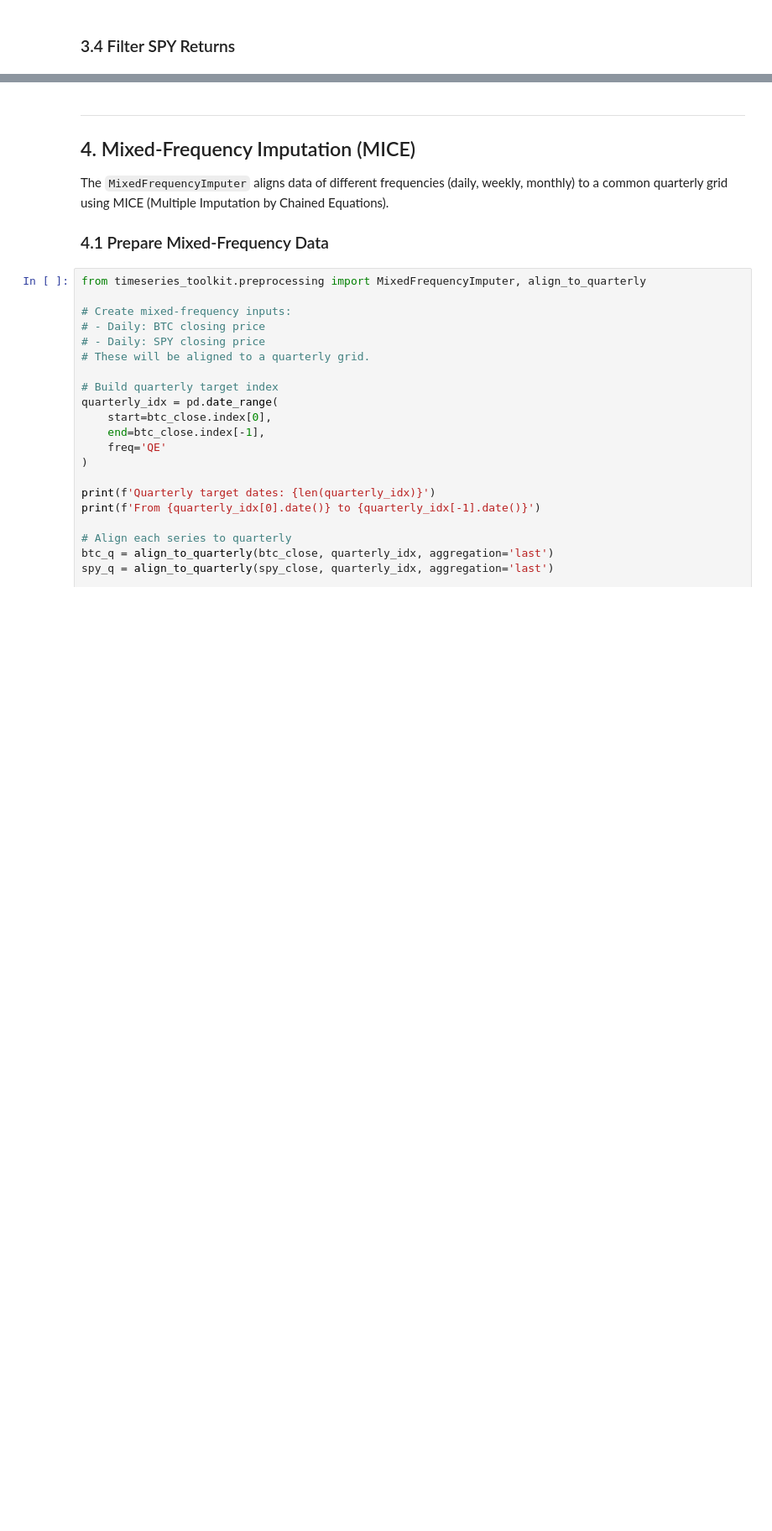
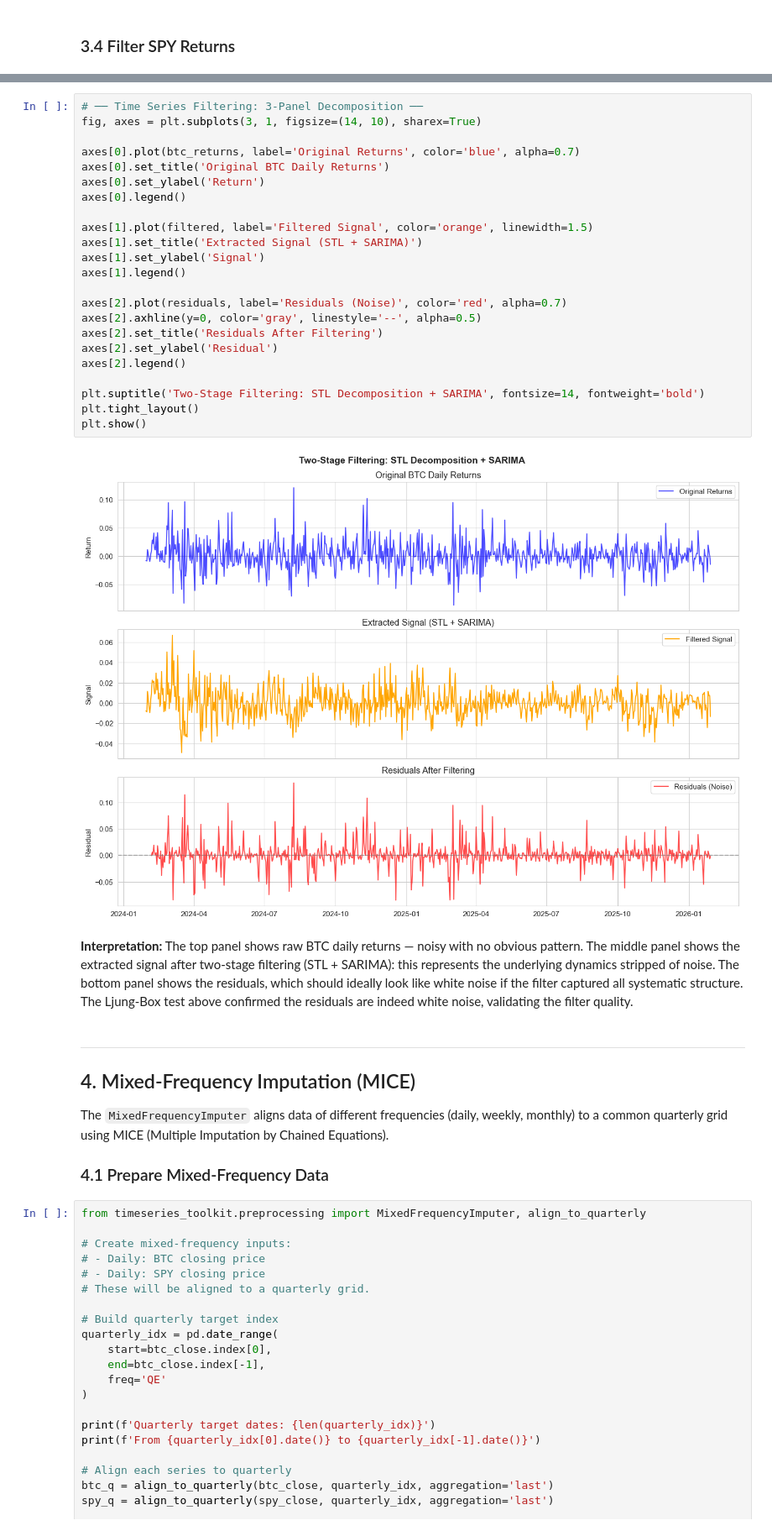
Before and after one commit to PhysicsInforMe/scientific-prototypes, a Jupyter notebook: timeseries-toolkit/notebooks/01_preprocessing_demo.ipynb, the cells around one changed output, grey strips where cells are left out. Shown at 84% size. Cells and saved outputs as stored; diff of their text form; blank space fills up the shorter version.

```diff
--- a/timeseries-toolkit/notebooks/01_preprocessing_demo.ipynb
+++ b/timeseries-toolkit/notebooks/01_preprocessing_demo.ipynb
@@ -243,3 +292,30 @@ SPY Filter Metrics:
+# %%
+# ── Time Series Filtering: 3-Panel Decomposition ──
+fig, axes = plt.subplots(3, 1, figsize=(14, 10), sharex=True)
+
+axes[0].plot(btc_returns, label='Original Returns', color='blue', alpha=0.7)
+axes[0].set_title('Original BTC Daily Returns')
+axes[0].set_ylabel('Return')
+axes[0].legend()
+
+axes[1].plot(filtered, label='Filtered Signal', color='orange', linewidth=1.5)
+axes[1].set_title('Extracted Signal (STL + SARIMA)')
+axes[1].set_ylabel('Signal')
+axes[1].legend()
+
+axes[2].plot(residuals, label='Residuals (Noise)', color='red', alpha=0.7)
+axes[2].axhline(y=0, color='gray', linestyle='--', alpha=0.5)
+axes[2].set_title('Residuals After Filtering')
+axes[2].set_ylabel('Residual')
+axes[2].legend()
+
+plt.suptitle('Two-Stage Filtering: STL Decomposition + SARIMA', fontsize=14, fontweight='bold')
+plt.tight_layout()
+plt.show()
+# %% [output]
+[figure, added]
+# %% [markdown]
+**Interpretation:** The top panel shows raw BTC daily returns — noisy with no obvious pattern. The middle panel shows the extracted signal after two-stage filtering (STL + SARIMA): this represents the underlying dynamics stripped of noise. The bottom panel shows the residuals, which should ideally look like white noise if the filter captured all systematic structure. The Ljung-Box test above confirmed the residuals are indeed white noise, validating the filter quality.
 # %% [markdown]
 ---
 ## 4. Mixed-Frequency Imputation (MICE)
```
Also changed, not shown: parts of 14 cells of this notebook, 1 other file.
